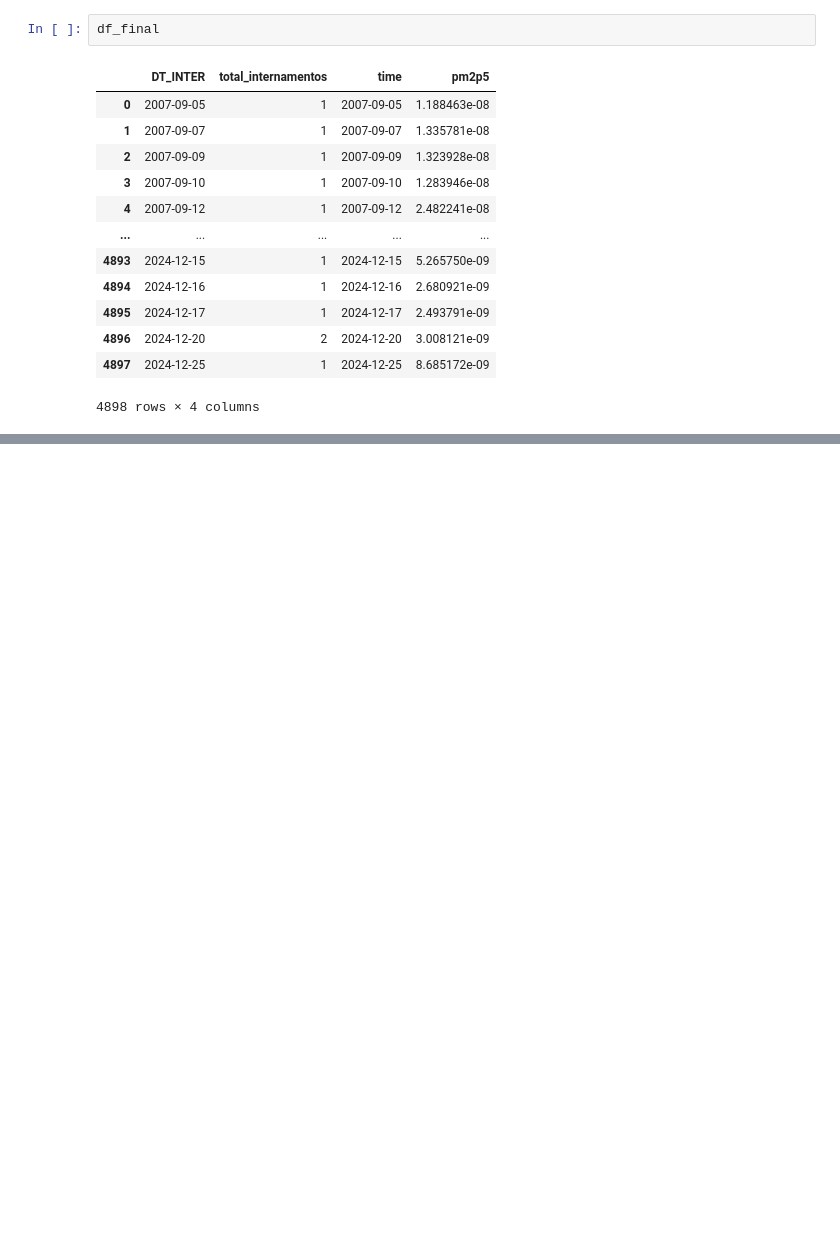
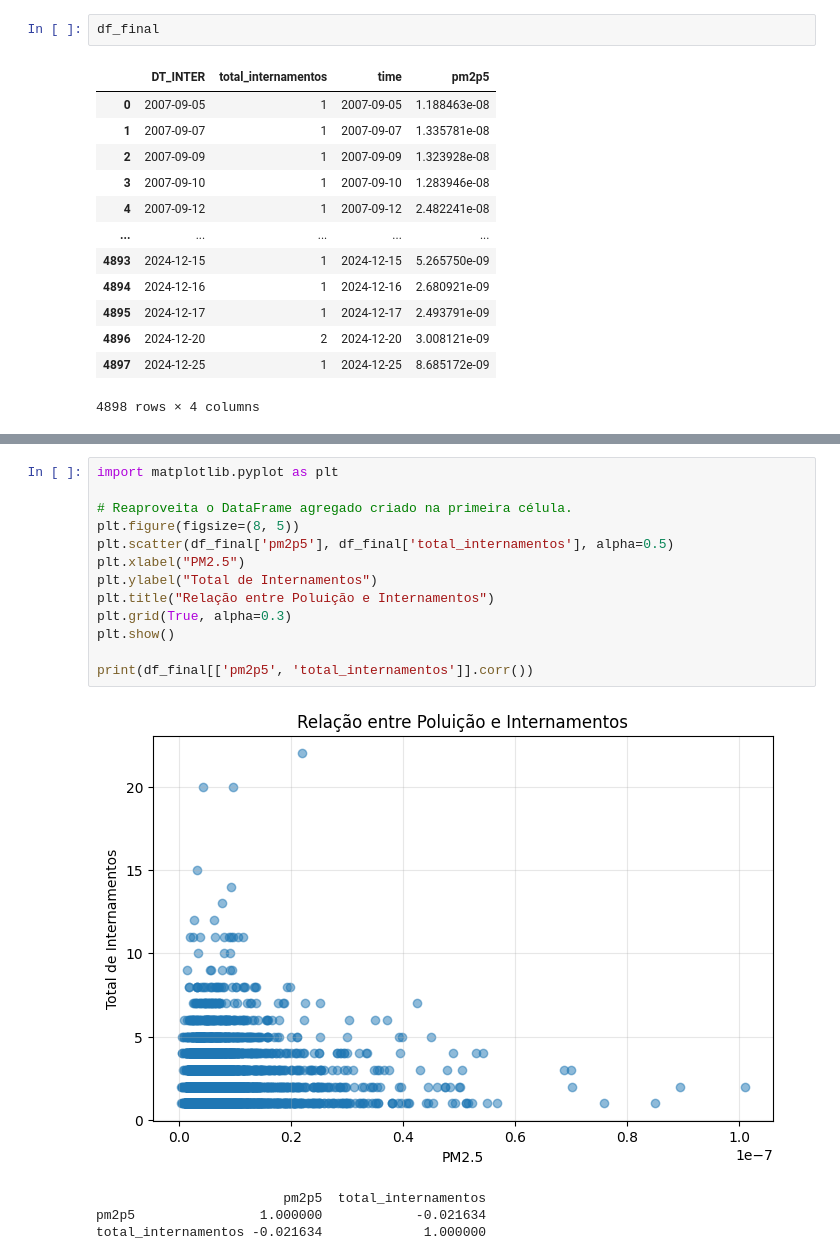
Before and after one commit to LuizFKM/ProjetoBigData, a Jupyter notebook: cruzamentoDeDados.ipynb, the cells around one changed output, grey strips where cells are left out. Saved outputs shown, nothing was run; the diff lists cells and outputs as text; blank space fills up the shorter version.

```diff
--- a/cruzamentoDeDados.ipynb
+++ b/cruzamentoDeDados.ipynb
@@ -62,0 +63,18 @@ plt.show()
+# %%
+import matplotlib.pyplot as plt
+
+# Reaproveita o DataFrame agregado criado na primeira célula.
+plt.figure(figsize=(8, 5))
+plt.scatter(df_final['pm2p5'], df_final['total_internamentos'], alpha=0.5)
+plt.xlabel("PM2.5")
+plt.ylabel("Total de Internamentos")
+plt.title("Relação entre Poluição e Internamentos")
+plt.grid(True, alpha=0.3)
+plt.show()
+
+print(df_final[['pm2p5', 'total_internamentos']].corr())
+# %% [output]
+[figure, added]
+                        pm2p5  total_internamentos
+pm2p5                1.000000            -0.021634
+total_internamentos -0.021634             1.000000
```
Also changed, not shown: parts of 2 cells of this notebook.
